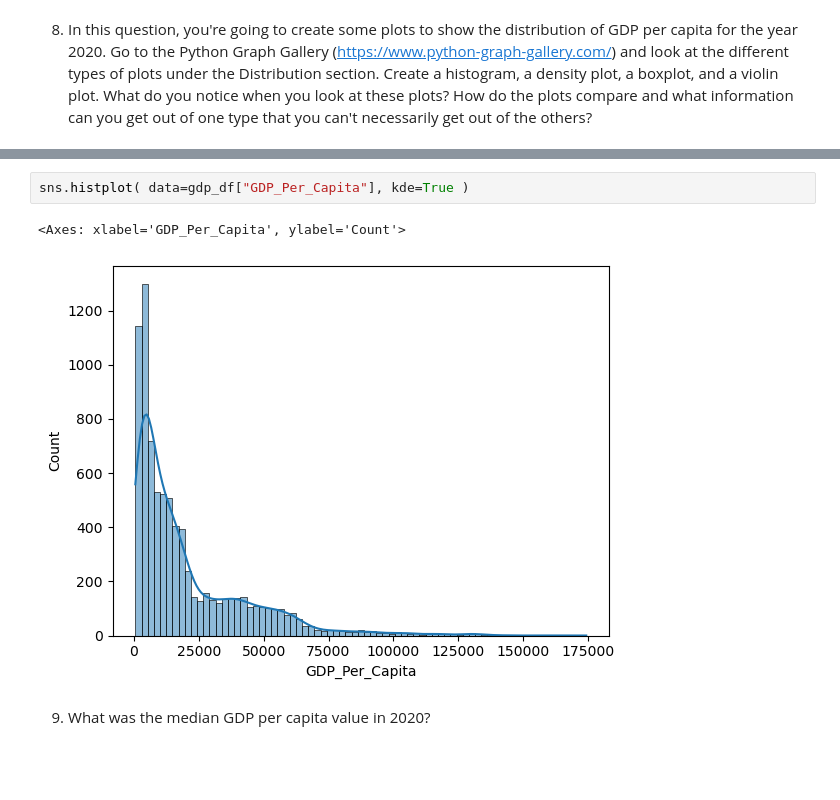
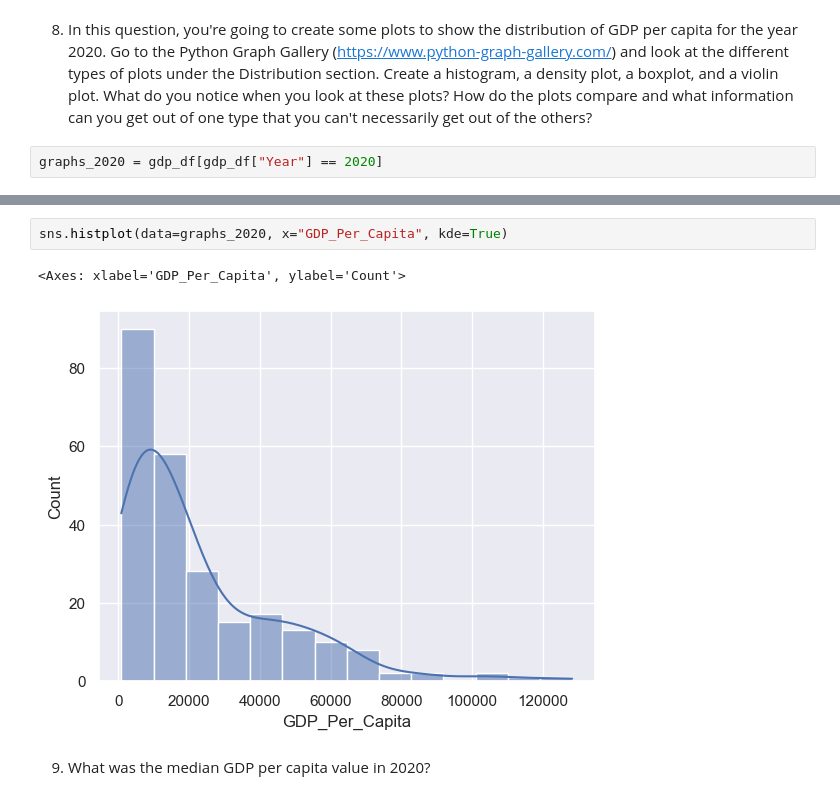
Before and after one commit to NSS-Data-Analytics-Cohort-14/gdp-and-internet-usage-kshaffer93, a Jupyter notebook: notebooks/example.ipynb, the cells around one changed output, grey strips where cells are left out. Cells and saved outputs as stored; diff of their text form; blank space fills up the shorter version.

Commit message:
Q8 revisited hist plot

```diff
--- a/notebooks/example.ipynb
+++ b/notebooks/example.ipynb
@@ -110,3 +110,5 @@ print(f"Total number of unique years: {total_years}")
 Total number of unique years: 34
 # %% [markdown]
 8. In this question, you're going to create some plots to show the distribution of GDP per capita for the year 2020. Go to the Python Graph Gallery (https://www.python-graph-gallery.com/) and look at the different types of plots under the Distribution section. Create a histogram, a density plot, a boxplot, and a violin plot. What do you notice when you look at these plots? How do the plots compare and what information can you get out of one type that you can't necessarily get out of the others?
+# %%
+graphs_2020 = gdp_df[gdp_df["Year"] == 2020]
@@ -113,7 +124,7 @@ Total number of unique years: 34
 # %%
-sns.histplot( data=gdp_df["GDP_Per_Capita"], kde=True )
+sns.histplot(data=graphs_2020, x="GDP_Per_Capita", kde=True)
 # %% [output]
 <Axes: xlabel='GDP_Per_Capita', ylabel='Count'>
-[figure, old version]
+[figure, new version]
 # %% [markdown]
 9. What was the median GDP per capita value in 2020?
```
Also changed, not shown: parts of 8 cells of this notebook.
